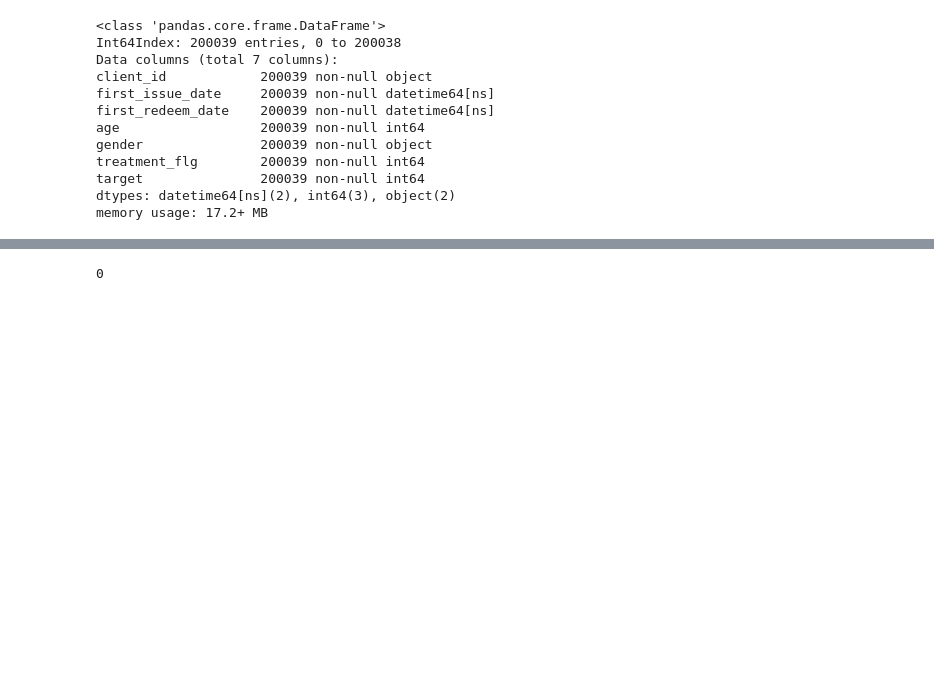
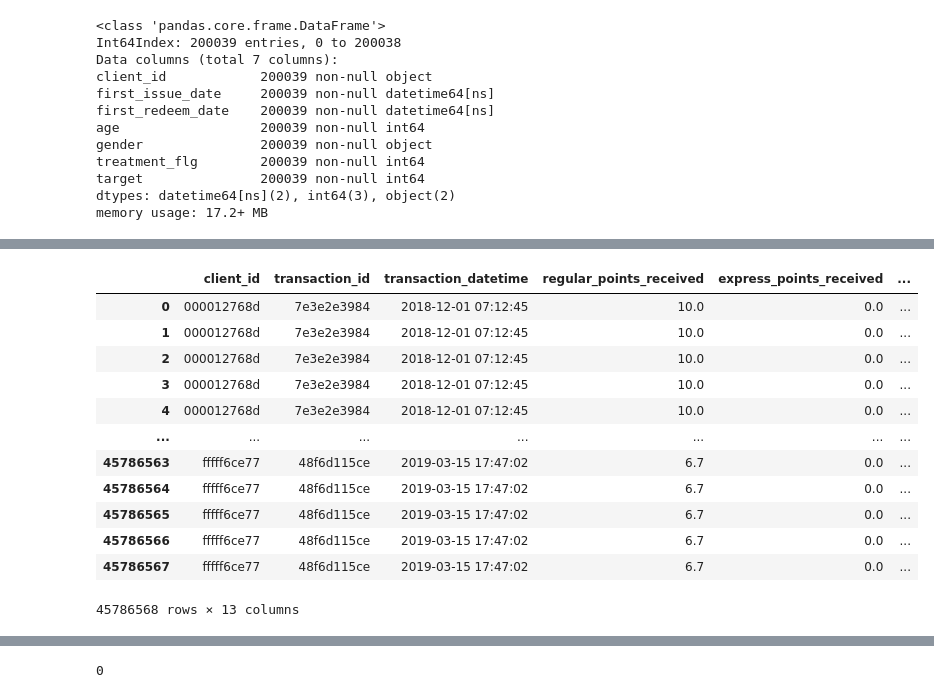
Before and after one commit to Satanklaus88/Retail-hero, a Jupyter notebook: X5.ipynb, the cells around one changed output, grey strips where cells are left out. Cells and saved outputs as stored; diff of their text form; code cells hidden in the pictures; blank space fills up the shorter version.

```diff
--- a/X5.ipynb
+++ b/X5.ipynb
@@ -94,0 +126,16 @@ purch = pd.read_csv('data/purchases.csv')
+# %%
+purch
+# %% [output]
+|  | client_id | transaction_id | transaction_datetime | regular_points_received | express_points_received | ... |
+| 0 | 000012768d | 7e3e2e3984 | 2018-12-01 07:12:45 | 10.0 | 0.0 | ... |
+| 1 | 000012768d | 7e3e2e3984 | 2018-12-01 07:12:45 | 10.0 | 0.0 | ... |
+| 2 | 000012768d | 7e3e2e3984 | 2018-12-01 07:12:45 | 10.0 | 0.0 | ... |
+| 3 | 000012768d | 7e3e2e3984 | 2018-12-01 07:12:45 | 10.0 | 0.0 | ... |
+| 4 | 000012768d | 7e3e2e3984 | 2018-12-01 07:12:45 | 10.0 | 0.0 | ... |
+| ... | ... | ... | ... | ... | ... | ... |
+| 45786563 | fffff6ce77 | 48f6d115ce | 2019-03-15 17:47:02 | 6.7 | 0.0 | ... |
+| 45786564 | fffff6ce77 | 48f6d115ce | 2019-03-15 17:47:02 | 6.7 | 0.0 | ... |
+| 45786565 | fffff6ce77 | 48f6d115ce | 2019-03-15 17:47:02 | 6.7 | 0.0 | ... |
+| 45786566 | fffff6ce77 | 48f6d115ce | 2019-03-15 17:47:02 | 6.7 | 0.0 | ... |
+| 45786567 | fffff6ce77 | 48f6d115ce | 2019-03-15 17:47:02 | 6.7 | 0.0 | ... |
+45786568 rows × 13 columns
```
Also changed, not shown: parts of 15 cells of this notebook.
